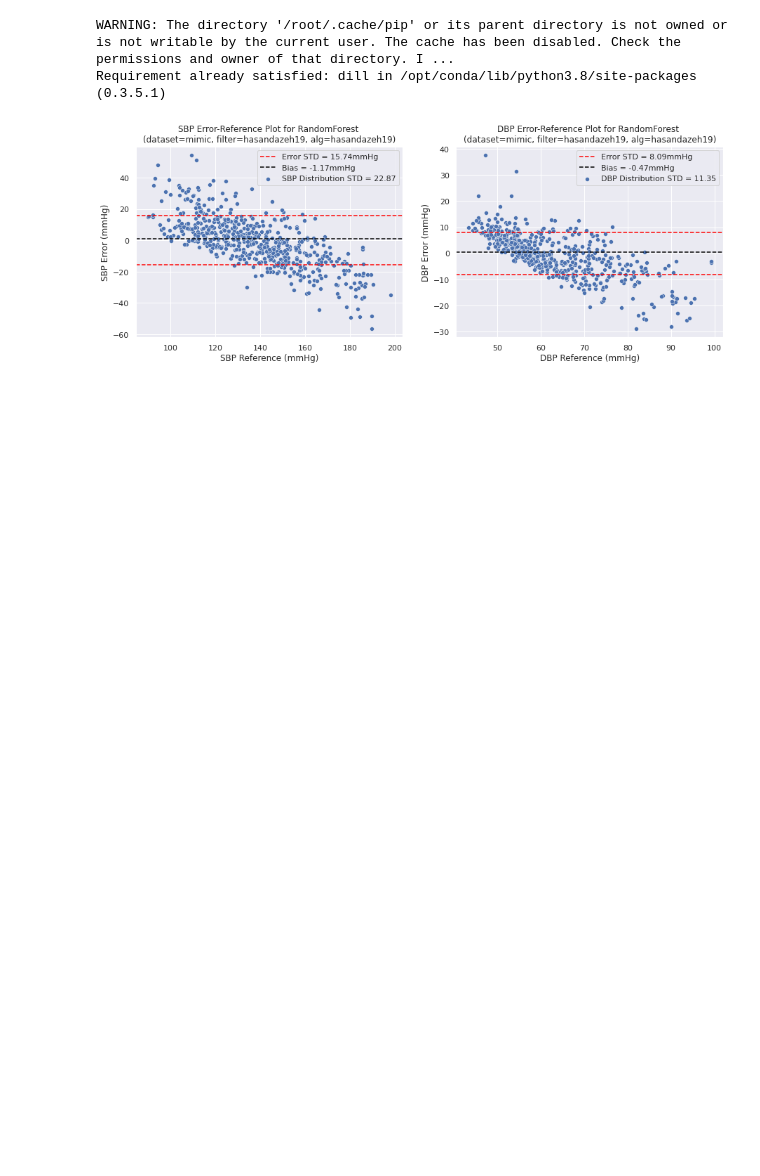
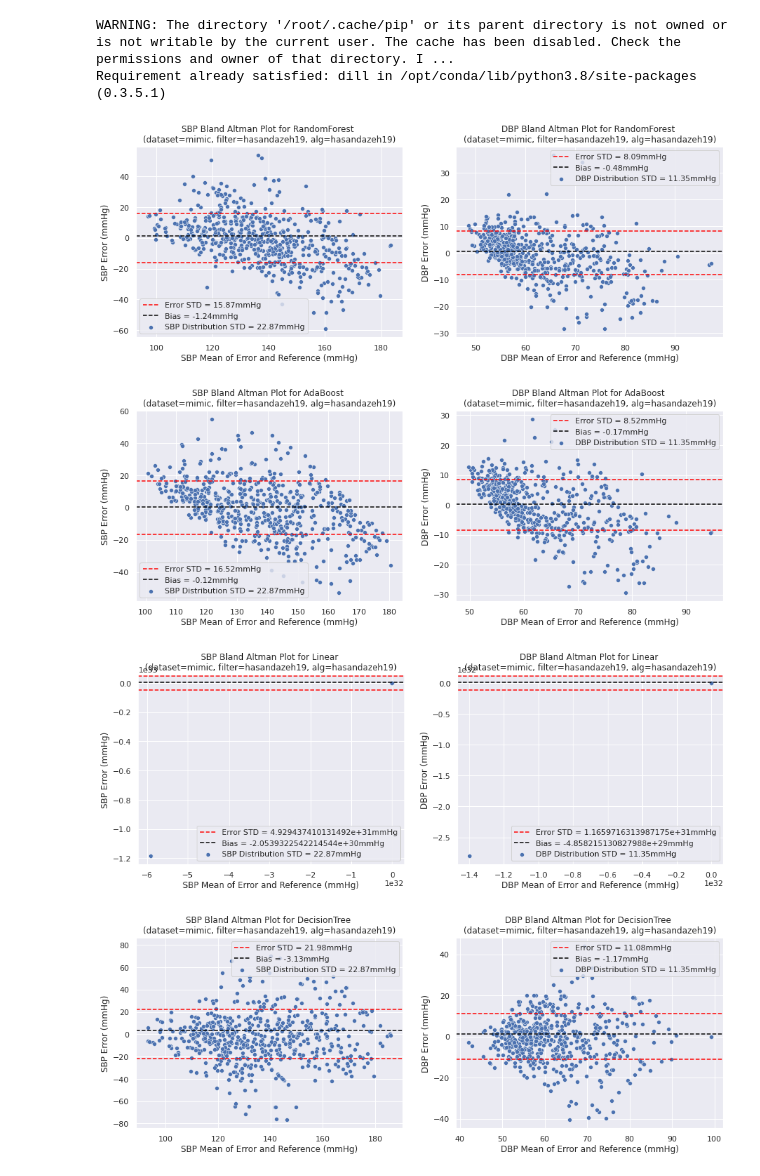
Before and after one commit to wearablebp/wearablebp-benchmarks, a Jupyter notebook: make_plots.ipynb, the cells around one changed output. Cells and saved outputs as stored; diff of their text form; code cells hidden in the pictures; blank space fills up the shorter version.

Commit message:
updated readme and corrected visualization plot error

```diff
--- a/make_plots.ipynb
+++ b/make_plots.ipynb
@@ -59,14 +59,14 @@ def make_plot(sbp_model_results, dbp_model_results, plot_type, opt):
             ax[1].axhline(dbp_data['DBP Error (mmHg)'].std(), linestyle='--', color='red', label='Error STD = ' + str(np.round(dbp_data['DBP Error (mmHg)'].std(), 2)) + 'mmHg')
             ax[1].axhline(-dbp_data['DBP Error (mmHg)'].std(), linestyle='--', color='red')
             ax[1].axhline(-dbp_data['DBP Error (mmHg)'].mean(), linestyle='--', color='black', label='Bias = ' + str(np.round(dbp_data['DBP Error (mmHg)'].mean(), 2)) + 'mmHg')
-            ax[1].set_title('DBP Bland Altman Plot for ' + opt.sbp_model_names[i] + ' \n' + '(dataset=' + opt.dataset_name + ', filter=' + opt.filter_name + ', alg=' + opt.alg_name + ')')
+            ax[1].set_title('DBP Bland Altman Plot for ' + opt.dbp_model_names[i] + ' \n' + '(dataset=' + opt.dataset_name + ', filter=' + opt.filter_name + ', alg=' + opt.alg_name + ')')
             ax[1].legend()
         elif plot_type == 'ErrRef':
             sns.scatterplot(data=dbp_data, x='DBP Reference (mmHg)', y='DBP Error (mmHg)', label='DBP Distribution STD = ' + str(np.round(dbp_gts.std(), 2)), ax=ax[1])
             ax[1].axhline(dbp_data['DBP Error (mmHg)'].std(), linestyle='--', color='red', label='Error STD = ' + str(np.round(dbp_data['DBP Error (mmHg)'].std(), 2)) + 'mmHg')
             ax[1].axhline(-dbp_data['DBP Error (mmHg)'].std(), linestyle='--', color='red')
             ax[1].axhline(-dbp_data['DBP Error (mmHg)'].mean(), linestyle='--', color='black', label='Bias = ' + str(np.round(dbp_data['DBP Error (mmHg)'].mean(), 2)) + 'mmHg')
-            ax[1].set_title('DBP Error-Reference Plot for ' + opt.sbp_model_names[i] + ' \n' + '(dataset=' + opt.dataset_name + ', filter=' + opt.filter_name + ', alg=' + opt.alg_name + ')')
+            ax[1].set_title('DBP Error-Reference Plot for ' + opt.dbp_model_names[i] + ' \n' + '(dataset=' + opt.dataset_name + ', filter=' + opt.filter_name + ', alg=' + opt.alg_name + ')')
             ax[1].legend()
         elif plot_type == 'corr':
             sns.scatterplot(data=dbp_data, x='DBP Estimate (mmHg)', y='DBP Reference (mmHg)', ax=ax[1])
@@ -80,7 +80,7 @@ def make_plot(sbp_model_results, dbp_model_results, plot_type, opt):
                 dbp_ub = dbp_data['DBP Reference (mmHg)'].max()
             cc = pearsonr(dbp_data['DBP Reference (mmHg)'].values, dbp_data['DBP Estimate (mmHg)'].values)[0]
             ax[1].plot(np.linspace(dbp_lb, dbp_ub, 100), np.linspace(dbp_lb, dbp_ub, 100), color='red', linestyle='--', label='r = '+str(np.round(cc, 2)))
-            ax[1].set_title('DBP Correlation Plot for ' + opt.sbp_model_names[i] + ' \n' + '(dataset=' + opt.dataset_name + ', filter=' + opt.filter_name + ', alg=' + opt.alg_name + ')')
+            ax[1].set_title('DBP Correlation Plot for ' + opt.dbp_model_names[i] + ' \n' + '(dataset=' + opt.dataset_name + ', filter=' + opt.filter_name + ', alg=' + opt.alg_name + ')')
             ax[1].legend()
 
         d = pd.DataFrame([opt.dataset_name, opt.filter_name, opt.alg_name,
@@ -96,25 +96,29 @@ def make_plot(sbp_model_results, dbp_model_results, plot_type, opt):
                      'SBP Error Bias (mmHg)', 'DBP Error Bias (mmHg)',
                      'SBP Distribution STD (mmHg)', 'DBP Distribution STD (mmHg)',
                      'SBP ED', 'DBP ED']
+        results = pd.concat([results, d])
 
-        return pd.concat([results, d])
+    return results
 # %%
 dataset_name = 'mimic'
 filter_name = 'hasandazeh19'
 alg_name = 'hasandazeh19'
 
 results_path = './results/training/' + dataset_name + '_' + filter_name + '_' + alg_name + '.pickle'
 
 with open(results_path, 'rb') as f:
     data = pickle.load(f)
 
 sbp_model_results = data['sbp']
 dbp_model_results = data['dbp']
 opt = data['opt']
 opt.dataset_name = dataset_name
 opt.filter_name = filter_name
 opt.alg_name = alg_name
 
-df = make_plot(sbp_model_results, dbp_model_results, 'ErrRef', opt)
+df = make_plot(sbp_model_results, dbp_model_results, 'BA', opt)
 # %% [output]
-[figure, old version]
+[figure, new version]
+[figure, added]
+[figure, added]
+[figure, added]
```
Also changed, not shown: parts of 1 cell of this notebook, 4 other files.
